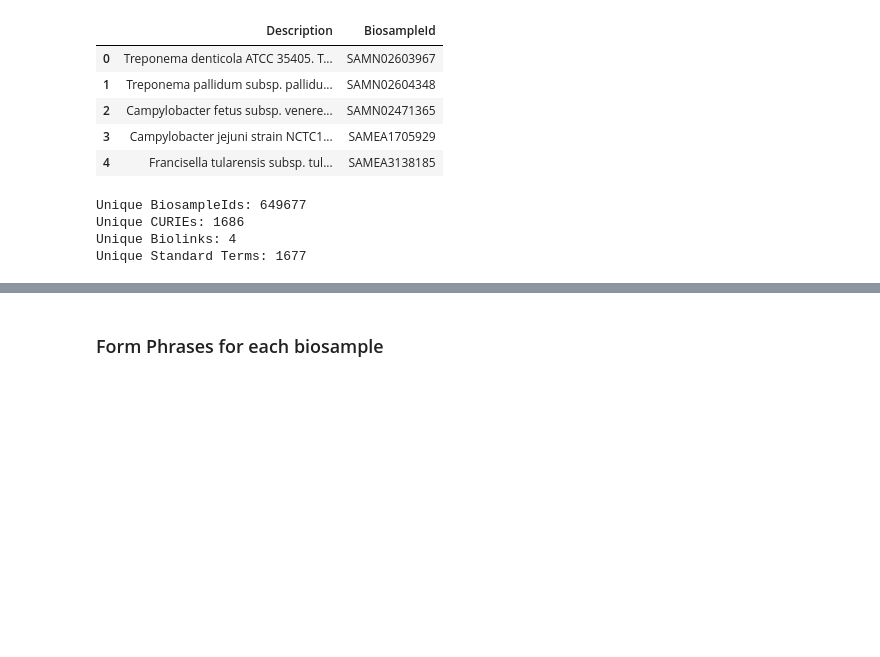
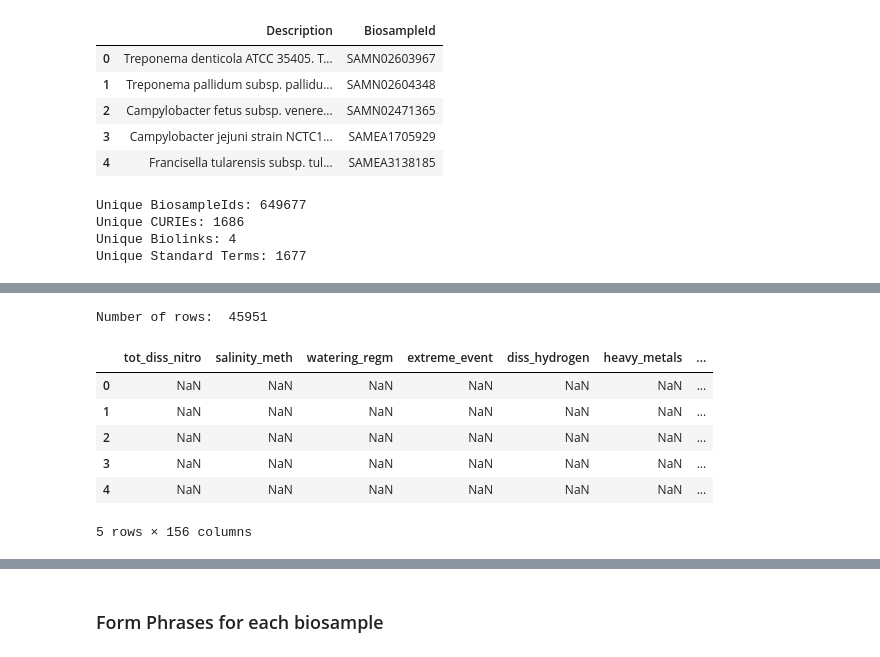
Before and after one commit to INCATools/biosample-analysis, a Jupyter notebook: src/notebooks/OGER-PostprocessingSandbox.ipynb, the cells around one changed output, grey strips where cells are left out. Saved outputs shown, nothing was run; the diff lists cells and outputs as text; code cells hidden in the pictures; blank space fills up the shorter version.

```diff
--- a/src/notebooks/OGER-PostprocessingSandbox.ipynb
+++ b/src/notebooks/OGER-PostprocessingSandbox.ipynb
@@ -88,3 +88,17 @@ Number of rows: 2325
 | 2815 | SAMN08794385 | biolink:OntologyClass | 1025 | 1029 | salt | sodium chloride salt | ENVO:01000681 | S7 |
 | 4336 | SAMN03334908 | biolink:AnatomicalEntity | 243 | 249 | saliva | saliva | UBERON:0001836 | S2 |
 | 7911 | SAMN09201718 | biolink:OntologyClass | 19 | 30 | saline lake | saline lake | ENVO:00000019 | S1 |
+# %%
+# Get list of IDs from non-human-sample file
+nonHumanDF = pd.read_csv('../input/non-human-samples.tsv.gz', sep='\t', low_memory=False)
+print('Number of rows: ', str(len(nonHumanDF)))
+nonHumanDF.head()
+# %% [output]
+Number of rows:  45951
+|  | tot_diss_nitro | salinity_meth | watering_regm | extreme_event | diss_hydrogen | heavy_metals | ... |
+| 0 | NaN | NaN | NaN | NaN | NaN | NaN | ... |
+| 1 | NaN | NaN | NaN | NaN | NaN | NaN | ... |
+| 2 | NaN | NaN | NaN | NaN | NaN | NaN | ... |
+| 3 | NaN | NaN | NaN | NaN | NaN | NaN | ... |
+| 4 | NaN | NaN | NaN | NaN | NaN | NaN | ... |
+5 rows × 156 columns
```
Also changed, not shown: parts of 12 cells of this notebook.
